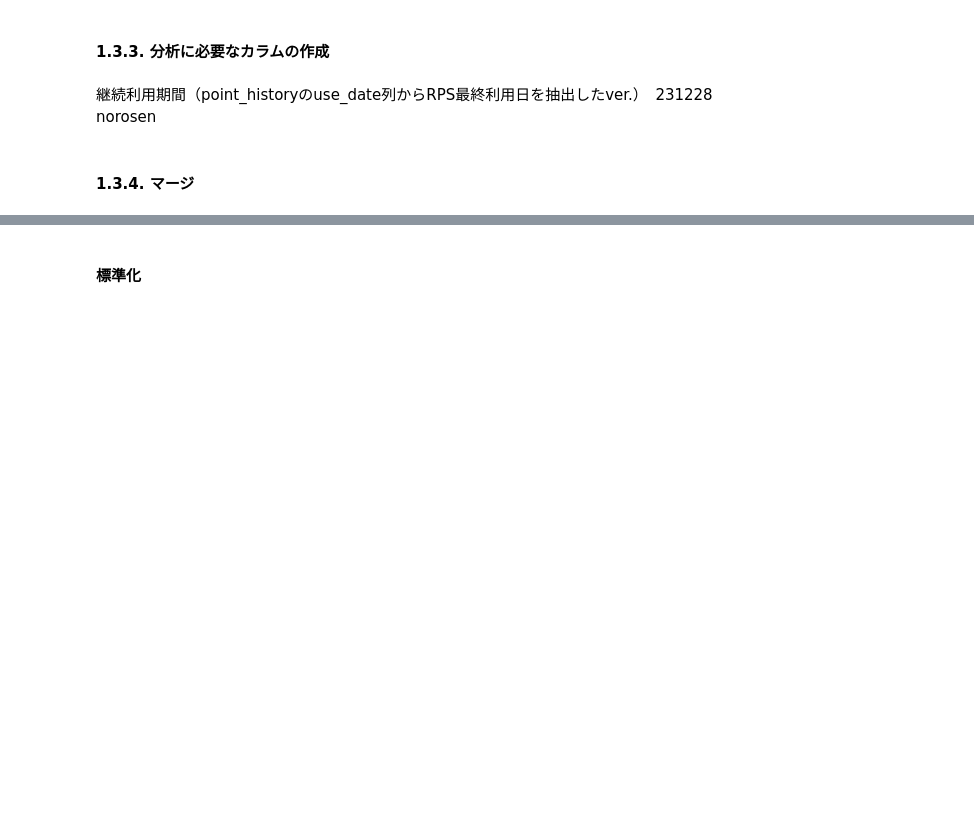
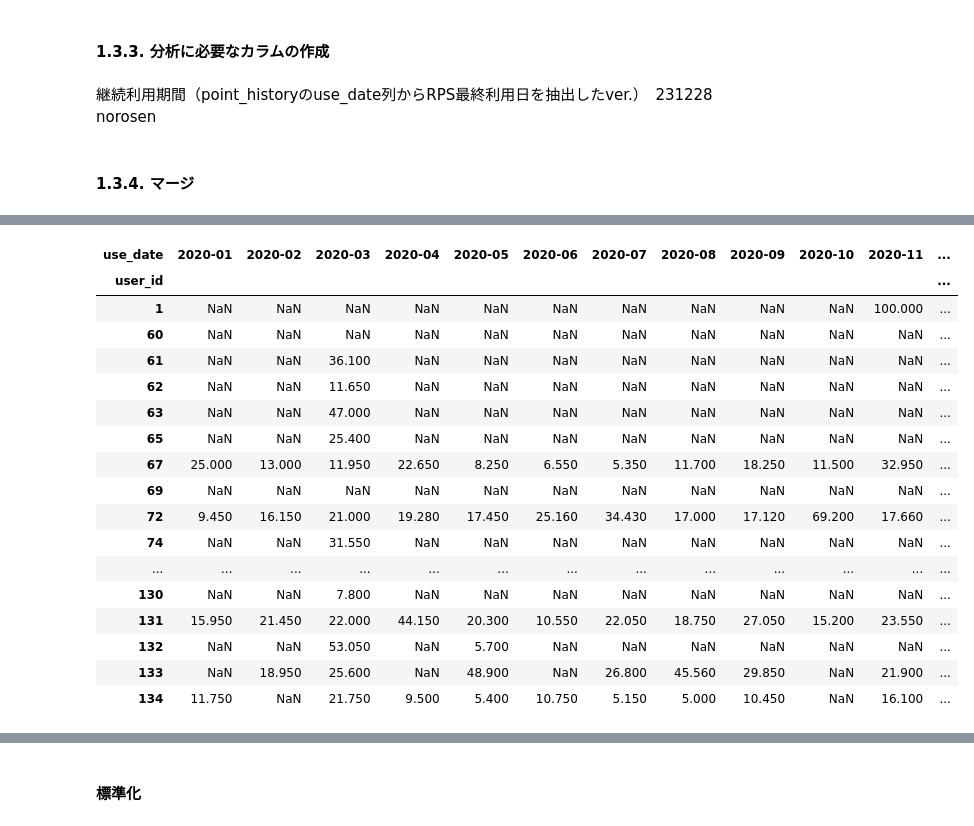
Before and after one commit to Naoya-Yasuda/MANABI_DX_QUEST_2023_PrePoC, a Jupyter notebook: notebook/prediction_waste_paper_amount_lightgbm_monthly features.ipynb, the cells around one changed output, grey strips where cells are left out. Drawn from its saved outputs; the diff is of its cells as text; code cells hidden in the pictures; blank space fills up the shorter version.

```diff
--- a/notebook/prediction_waste_paper_amount_lightgbm_monthly features.ipynb
+++ b/notebook/prediction_waste_paper_amount_lightgbm_monthly features.ipynb
@@ -167,6 +174,25 @@ monthly_grouped_point.head()
 # %%
 pivot_df = monthly_grouped_point.pivot(index='user_id', columns='use_date', values='amount_kg')
-pivot_df.head(50)
+pivot_df.head()
+# %% [output]
+| use_date | 2020-01 | 2020-02 | 2020-03 | 2020-04 | 2020-05 | 2020-06 | 2020-07 | 2020-08 | 2020-09 | 2020-10 | 2020-11 | ... |
+| user_id |  |  |  |  |  |  |  |  |  |  |  | ... |
+| 1 | NaN | NaN | NaN | NaN | NaN | NaN | NaN | NaN | NaN | NaN | 100.000 | ... |
+| 60 | NaN | NaN | NaN | NaN | NaN | NaN | NaN | NaN | NaN | NaN | NaN | ... |
+| 61 | NaN | NaN | 36.100 | NaN | NaN | NaN | NaN | NaN | NaN | NaN | NaN | ... |
+| 62 | NaN | NaN | 11.650 | NaN | NaN | NaN | NaN | NaN | NaN | NaN | NaN | ... |
+| 63 | NaN | NaN | 47.000 | NaN | NaN | NaN | NaN | NaN | NaN | NaN | NaN | ... |
+| 65 | NaN | NaN | 25.400 | NaN | NaN | NaN | NaN | NaN | NaN | NaN | NaN | ... |
+| 67 | 25.000 | 13.000 | 11.950 | 22.650 | 8.250 | 6.550 | 5.350 | 11.700 | 18.250 | 11.500 | 32.950 | ... |
+| 69 | NaN | NaN | NaN | NaN | NaN | NaN | NaN | NaN | NaN | NaN | NaN | ... |
+| 72 | 9.450 | 16.150 | 21.000 | 19.280 | 17.450 | 25.160 | 34.430 | 17.000 | 17.120 | 69.200 | 17.660 | ... |
+| 74 | NaN | NaN | 31.550 | NaN | NaN | NaN | NaN | NaN | NaN | NaN | NaN | ... |
+| ... | ... | ... | ... | ... | ... | ... | ... | ... | ... | ... | ... | ... |
+| 130 | NaN | NaN | 7.800 | NaN | NaN | NaN | NaN | NaN | NaN | NaN | NaN | ... |
+| 131 | 15.950 | 21.450 | 22.000 | 44.150 | 20.300 | 10.550 | 22.050 | 18.750 | 27.050 | 15.200 | 23.550 | ... |
+| 132 | NaN | NaN | 53.050 | NaN | 5.700 | NaN | NaN | NaN | NaN | NaN | NaN | ... |
+| 133 | NaN | 18.950 | 25.600 | NaN | 48.900 | NaN | 26.800 | 45.560 | 29.850 | NaN | 21.900 | ... |
+| 134 | 11.750 | NaN | 21.750 | 9.500 | 5.400 | 10.750 | 5.150 | 5.000 | 10.450 | NaN | 16.100 | ... |
 # %%
 # # 全ユーザーに対して、カバーすべき年月の範囲を特定します。
 # date_range = pd.period_range(monthly_grouped_point['use_date'].min(), monthly_grouped_point['use_date'].max(), freq='M')
```
Also changed, not shown: parts of 19 cells of this notebook.
